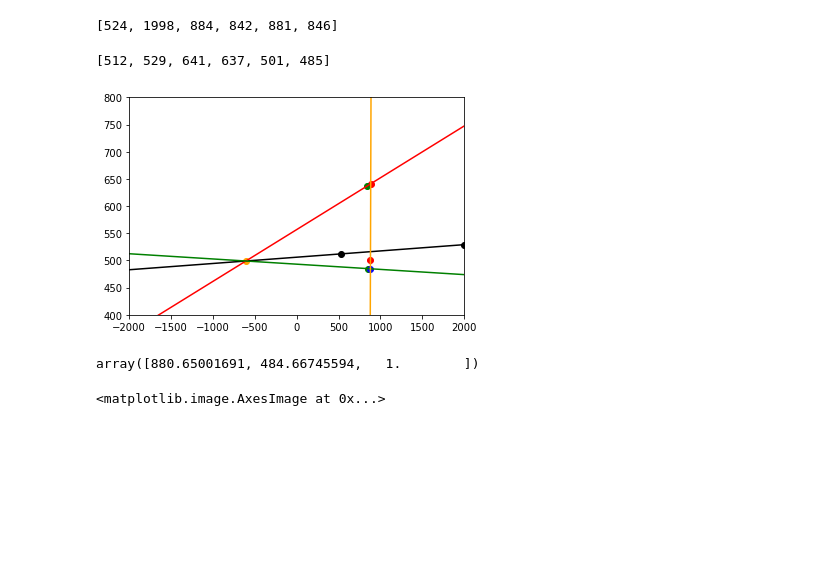
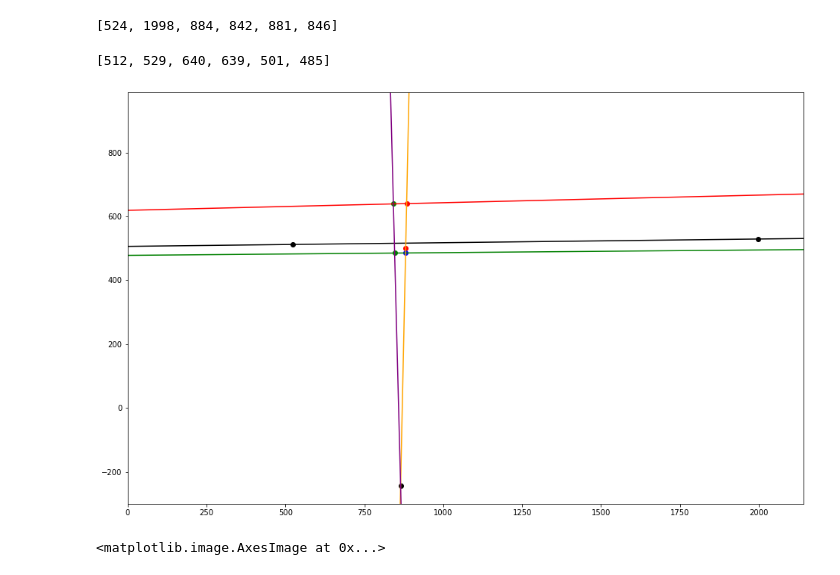
Before and after one commit to NahyukLEE/TrackSun, a Jupyter notebook: vanish.ipynb, the cells around one changed output. Saved outputs shown, nothing was run; the diff lists cells and outputs as text; code cells hidden in the pictures; blank space fills up the shorter version.

```diff
--- a/vanish.ipynb
+++ b/vanish.ipynb
@@ -9,9 +35,9 @@ y_points[0] = 512
 x_points[1] = 1998
 y_points[1] = 529
 x_points[2] = 884
-y_points[2] = 641
+y_points[2] = 640
 x_points[3] = 842
-y_points[3] = 637
+y_points[3] = 639
 x_points[4] = 881
 y_points[4] = 501
 x_points[5] = 846
@@ -23,7 +49,7 @@ x_points
 # %%
 y_points
 # %% [output]
-[512, 529, 641, 637, 501, 485]
+[512, 529, 640, 639, 501, 485]
 # %%
 def draw_line(vector, color):
     a = vector[0]
@@ -36,8 +62,9 @@ def draw_line(vector, color):
     plt.plot(x, y, c=color)
 # %%
 import matplotlib.pyplot as plt
-plt.xlim(-2000,2000)
-plt.ylim(400,800)
+plt.figure(figsize=(16,10))
+plt.xlim(0,img.shape[1])
+plt.ylim(-300,img.shape[0])
 
 plt.scatter(x_points[0], y_points[0], c='black')
 plt.scatter(x_points[1], y_points[1], c='black')
@@ -45,34 +72,45 @@ plt.scatter(x_points[2], y_points[2], c='red')
 plt.scatter(x_points[3], y_points[3], c='green')
 plt.scatter(x_points[4], y_points[4], c='red')
 plt.scatter(x_points[5], y_points[5], c='green')
 
 vanishing_point1 = np.array([x_points[0], y_points[0], 1]).T
 vanishing_point2 = np.array([x_points[1], y_points[1], 1]).T
 l = np.cross(vanishing_point1, vanishing_point2)
 draw_line(l, 'black')
 
 
 b = np.array([x_points[2], y_points[2], 1]).T
 br = np.array([x_points[3], y_points[3], 1]).T
 b_br = np.cross(b, br)
 draw_line(b_br, 'r')
 
 q = np.cross(l, b_br)
-plt.scatter((q/q[2])[0], (q/q[2])[1], c='orange')
+q = q/q[2]
+plt.scatter(q[0], q[1], c='orange')
 
 
 tr = np.array([x_points[5], y_points[5], 1]).T
 tr_q = np.cross(tr, q/q[2])
 draw_line(tr_q, 'g')
 
 t = np.array([x_points[4], y_points[4], 1]).T
 tb = np.cross(t, b)
 draw_line(tb, 'orange')
 
+tr_br = np.cross(tr, br)
+draw_line(tr_br, 'purple')
 
-i = np.cross(tb, tr_q)
-plt.scatter((i/i[2])[0], (i/i[2])[1], c='blue')
+p = np.cross(tb, tr_br)
+p = p/p[2]
+plt.scatter(p[0], p[1], c='black')
+
+pb = np.cross(p/p[2], b)
+#draw_line(pb, 'red')
+
+i = np.cross(pb, tr_q)
+i = i/i[2]
+plt.scatter(i[0], i[1], c='blue')
 
 plt.show()
 # %% [output]
-[figure, old version]
+[figure, new version]
@@ -82,4 +116,0 @@ new_q = q/q[2]
-# %%
-new_i
-# %% [output]
-array([880.65001691, 484.66745594,   1.        ])
```
Also changed, not shown: parts of 9 cells of this notebook, 1 other file.
